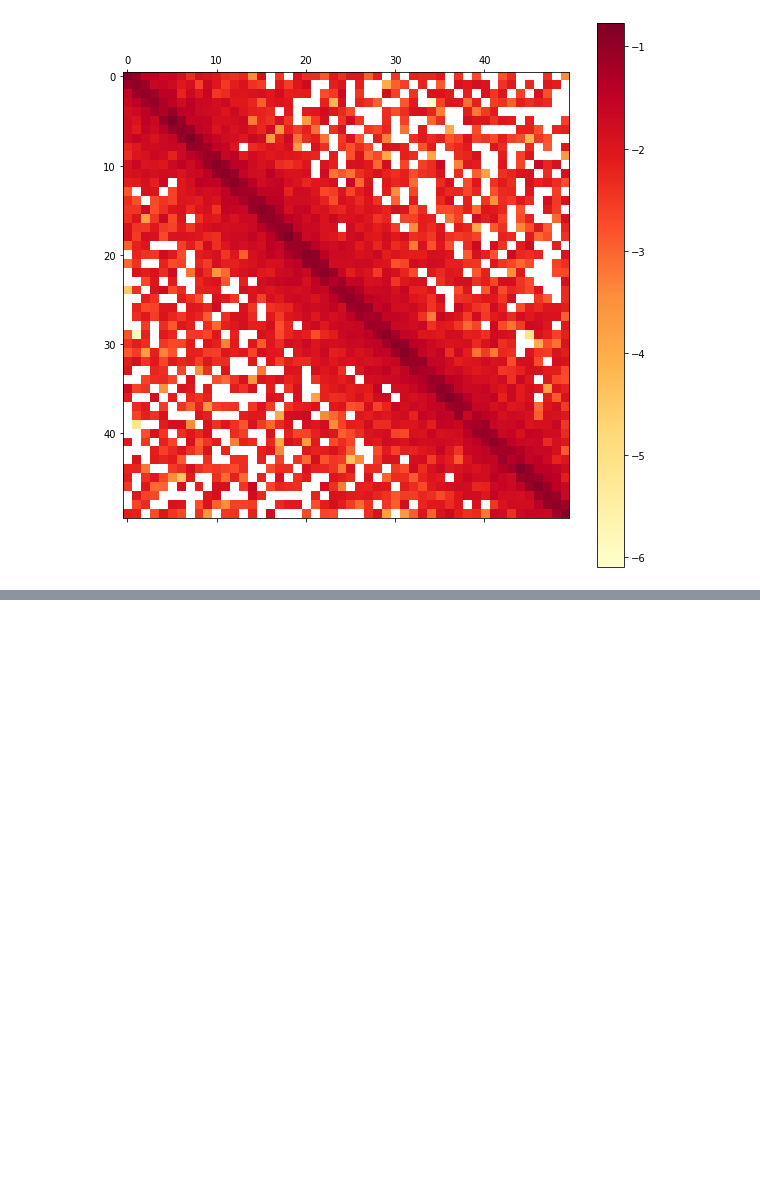
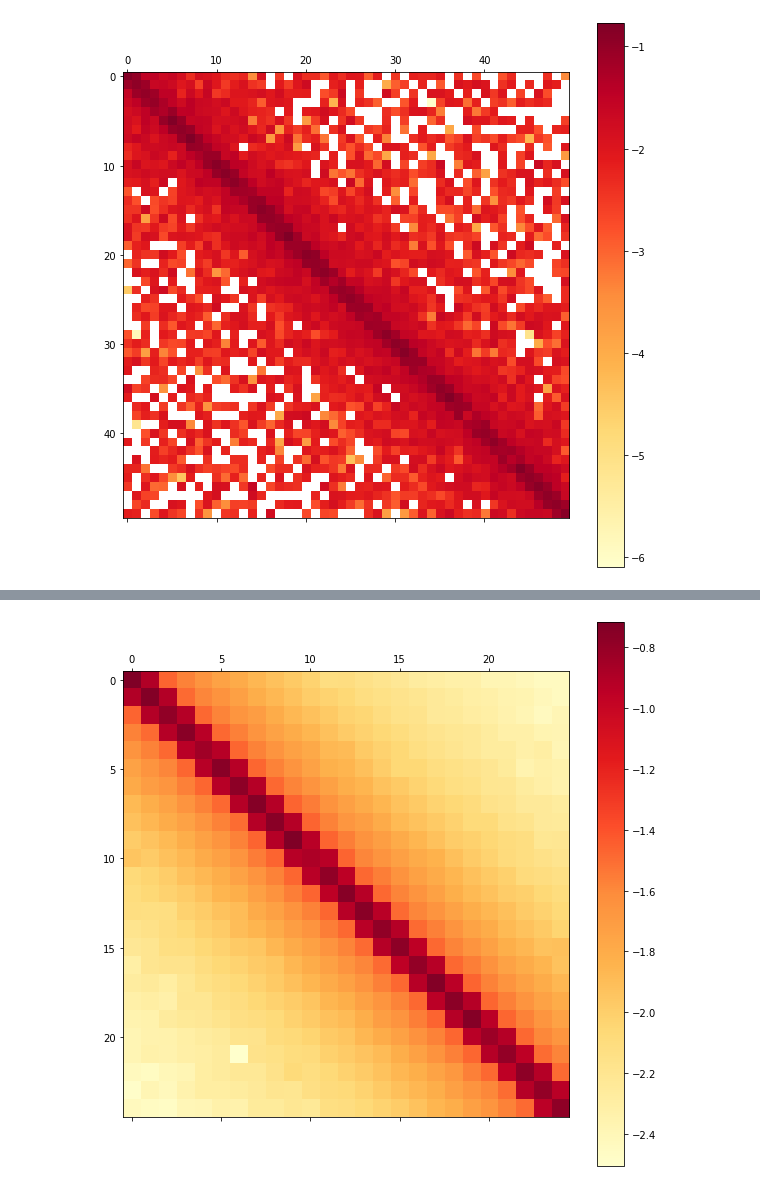
Before and after one commit to NeilAlishev/HiCPredictor, a Jupyter notebook: DeepHiCResearch.ipynb, the cells around one changed output, grey strips where cells are left out. Cells and saved outputs as stored; diff of their text form; code cells hidden in the pictures; blank space fills up the shorter version.

```diff
--- a/DeepHiCResearch.ipynb
+++ b/DeepHiCResearch.ipynb
@@ -219,0 +257,23 @@ plot_hic(prediction.reshape((50, 50)))
+# %%
+# Convnet model (similar to Basset NN):
+# Basset NN is not trainable in a reasonable time with this 50x50 window size -> reduced to 25x25 window size
+# Nevertheless, 3 times more tunable parameters than Fudenberg
+
+model_m = Sequential()
+
+model_m.add(layers.Conv1D(300, 21, activation='relu', input_shape=(25000, 4)))
+model_m.add(layers.MaxPooling1D(4))
+
+model_m.add(layers.Conv1D(300, 6, activation='relu'))
+model_m.add(layers.MaxPooling1D(4))
+
+model_m.add(layers.Conv1D(500, 4, activation='relu'))
+model_m.add(layers.MaxPooling1D(4))
+
+model_m.add(layers.Flatten())
+
+model_m.add(layers.Dense(1000, activation='relu'))
+
+model_m.add(layers.Dense(625, activation='linear'))
+
+print(model_m.summary())
@@ -219,0 +304,9 @@ plot_hic(prediction.reshape((50, 50)))
+# %%
+sq_begin, sq_end = training_squares[3][1]
+seq_to_use = current_seq_one_hot[(sq_begin * 1000):(sq_end * 1000), ].reshape((1,25000, 4))
+# %%
+prediction = model_m.predict(seq_to_use)
+# %%
+plot_hic(prediction.reshape((25, 25)))
+# %% [output]
+[figure, added]
```
Also changed, not shown: parts of 11 cells of this notebook.
